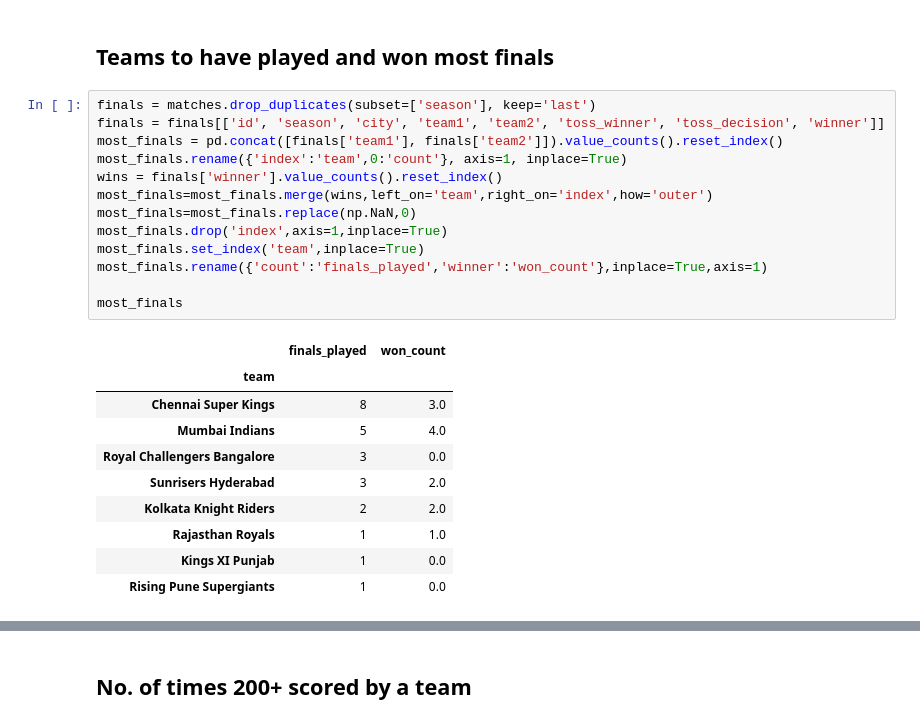
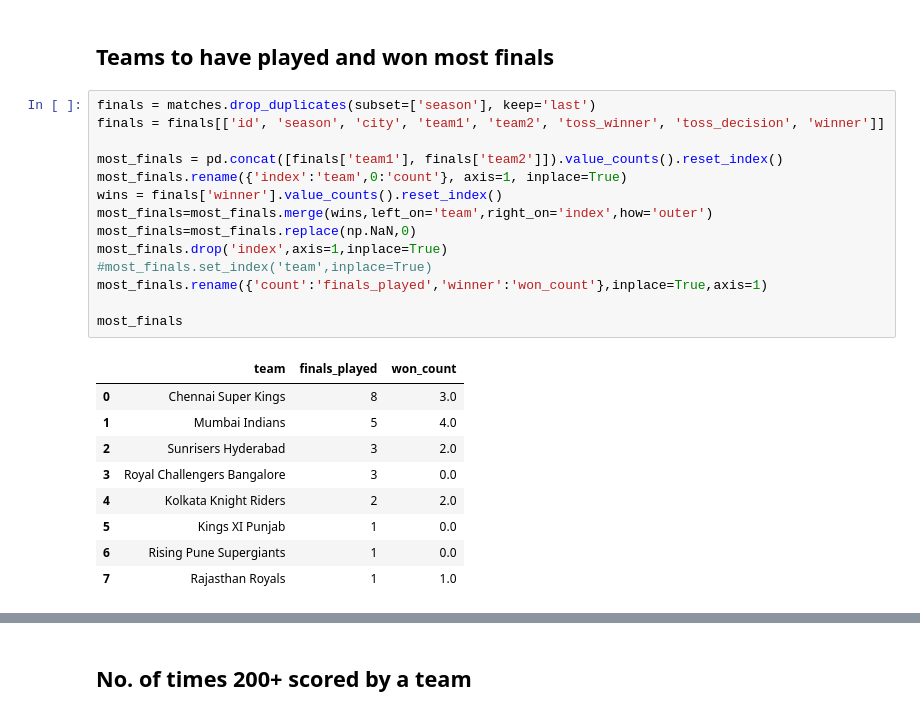
Before and after one commit to tiwari1302/TSF-GRIP, a Jupyter notebook: Task 5 Sports Data Analysis/Task 5_Sports Data Analysis.ipynb, the cells around one changed output, grey strips where cells are left out. Cells and saved outputs as stored; diff of their text form.

Commit message:
team analysis complete

```diff
--- a/Task 5 Sports Data Analysis/Task 5_Sports Data Analysis.ipynb
+++ b/Task 5 Sports Data Analysis/Task 5_Sports Data Analysis.ipynb
@@ -119,25 +98,25 @@ if save_files:
 # %%
 finals = matches.drop_duplicates(subset=['season'], keep='last')
 finals = finals[['id', 'season', 'city', 'team1', 'team2', 'toss_winner', 'toss_decision', 'winner']]
+
 most_finals = pd.concat([finals['team1'], finals['team2']]).value_counts().reset_index()
 most_finals.rename({'index':'team',0:'count'}, axis=1, inplace=True)
 wins = finals['winner'].value_counts().reset_index()
 most_finals=most_finals.merge(wins,left_on='team',right_on='index',how='outer')
 most_finals=most_finals.replace(np.NaN,0)
 most_finals.drop('index',axis=1,inplace=True)
-most_finals.set_index('team',inplace=True)
+#most_finals.set_index('team',inplace=True)
 most_finals.rename({'count':'finals_played','winner':'won_count'},inplace=True,axis=1)
 
 most_finals
 # %% [output]
-|  | finals_played | won_count |
-| team |  |  |
-| Chennai Super Kings | 8 | 3.0 |
-| Mumbai Indians | 5 | 4.0 |
-| Royal Challengers Bangalore | 3 | 0.0 |
-| Sunrisers Hyderabad | 3 | 2.0 |
-| Kolkata Knight Riders | 2 | 2.0 |
-| Rajasthan Royals | 1 | 1.0 |
-| Kings XI Punjab | 1 | 0.0 |
-| Rising Pune Supergiants | 1 | 0.0 |
+|  | team | finals_played | won_count |
+| 0 | Chennai Super Kings | 8 | 3.0 |
+| 1 | Mumbai Indians | 5 | 4.0 |
+| 2 | Sunrisers Hyderabad | 3 | 2.0 |
+| 3 | Royal Challengers Bangalore | 3 | 0.0 |
+| 4 | Kolkata Knight Riders | 2 | 2.0 |
+| 5 | Kings XI Punjab | 1 | 0.0 |
+| 6 | Rising Pune Supergiants | 1 | 0.0 |
+| 7 | Rajasthan Royals | 1 | 1.0 |
 # %%
```
Also changed, not shown: parts of 12 cells of this notebook, 4 other files.
